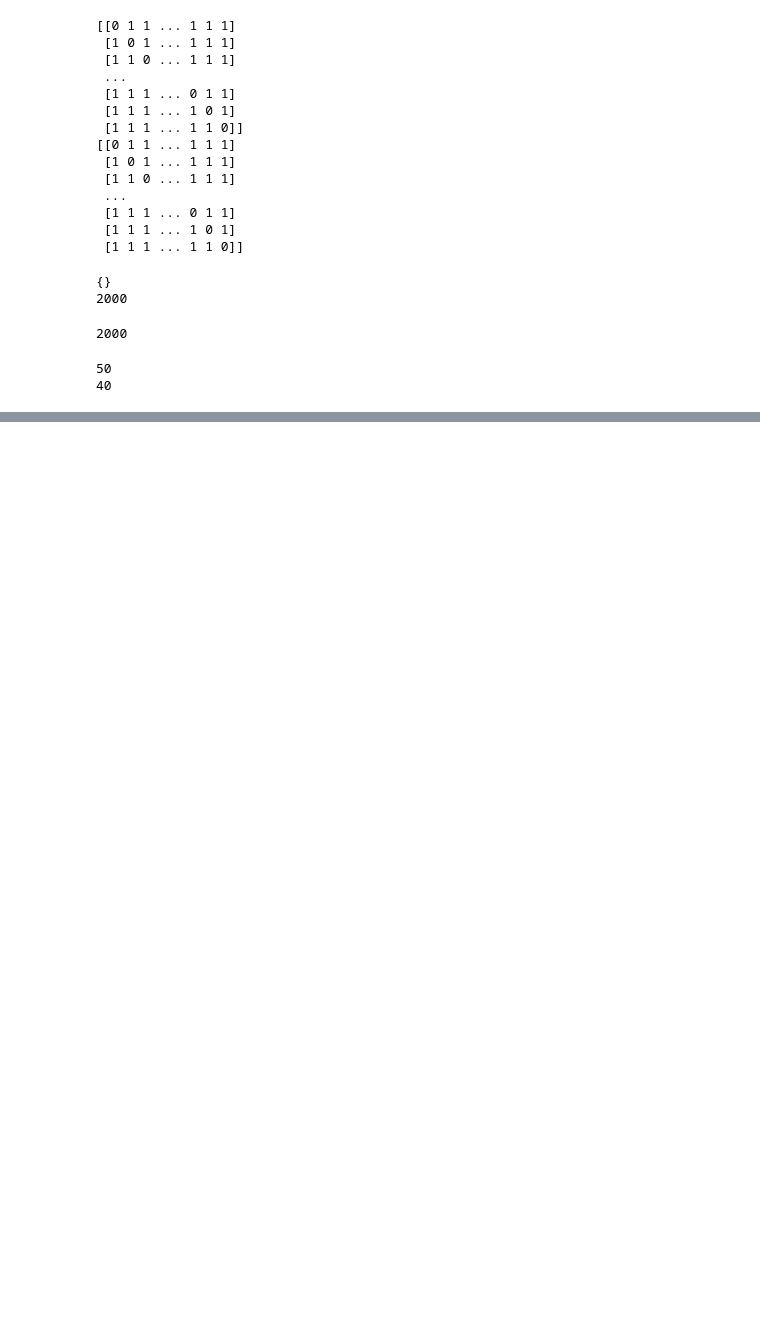
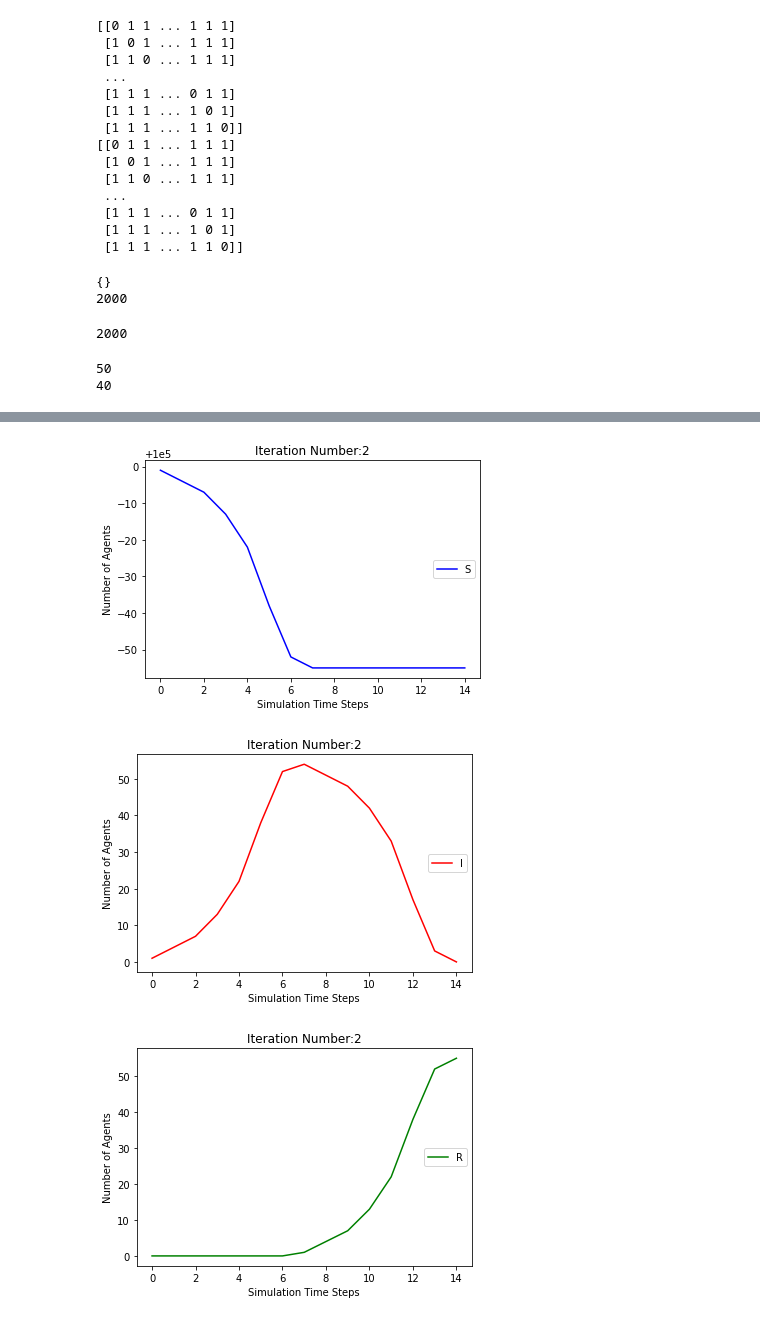
Before and after one commit to rajeshkpandey/AWESOME-FER, a Jupyter notebook: Epidemics_ABM.ipynb, the cells around one changed output, grey strips where cells are left out. Cells and saved outputs as stored; diff of their text form; code cells hidden in the pictures; blank space fills up the shorter version.

```diff
--- a/Epidemics_ABM.ipynb
+++ b/Epidemics_ABM.ipynb
@@ -99,7 +99,7 @@ for k in range(K):
   Rand_nodeN=random.randint(0,NN-1)
   First_nodeN = random.randint(0,NN-1)
   Second_nodeN = random.randint(0,NN-1)
-  Rand_state=random.choices([0,1],weights=(99.5,.01),k=1)[0]
+  Rand_state=random.choices([0,1],weights=(99.999,0.001),k=1)[0]
   Rand_neighbors = list(GraphN.neighbors(Rand_nodeN))
   Rand_neighbors1 = list(GraphN.neighbors(First_nodeN))
   Rand_neighbors2 = list(GraphN.neighbors(Second_nodeN))
@@ -229,9 +229,9 @@ def random_walk(Graph=Graph, GraphN=GraphN, Node=Node, Agent=Agent, num_walks=1,
 
                   if len(neighbors) > 0:
                       if len(neighbors) == 3:
-                        next = random.choices(neighbors,weights=(99,.5,.5), k=1)[0]
+                        next = random.choices(neighbors,weights=(99.9995,.00025,.00025), k=1)[0]
                       elif len(neighbors) == 2:
-                        next = random.choices(neighbors,weights=(99,1), k=1)[0]
+                        next = random.choices(neighbors,weights=(99.9995,.0005), k=1)[0]
                       else:
                         next = random.choices(neighbors,weights=(100), k=1)[0]
                       #next = random.choice(neighbors)
@@ -259,7 +259,7 @@ def random_walk(Graph=Graph, GraphN=GraphN, Node=Node, Agent=Agent, num_walks=1,
                           Agent_next[a_id][8]['Current_nodeN'][2] = Agent_next[a_id][2]['Home_nodeN'][2]
                           count_stay_home+=1
 
-                      nextn = random.choices(Agent_next[a_id][8]['Current_nodeN'],weights=(95,2.5,2.5),k=1)[0]
+                      nextn = random.choices(Agent_next[a_id][8]['Current_nodeN'],weights=(99.98,.01,.01),k=1)[0]
                       if nextn == Agent_next[a_id][8]['Current_nodeN'][1]:
                         Agent_next[a_id][8]['Current_nodeN'][1],Agent_next[a_id][8]['Current_nodeN'][0] = Agent_next[a_id][8]['Current_nodeN'][0],Agent_next[a_id][8]['Current_nodeN'][1]
                       elif nextn == Agent_next[a_id][8]['Current_nodeN'][2] :
@@ -405,0 +406,25 @@ for i in range(2):
+# %%
+plt.plot(T, S, 'b')
+plt.xlabel('Simulation Time Steps')
+plt.title('Iteration Number:'+str(i+1))
+plt.ylabel('Number of Agents')
+plt.legend(("Susceptible"),loc='center right')
+plt.show()
+
+plt.plot(T, I, 'r')
+plt.xlabel('Simulation Time Steps')
+plt.title('Iteration Number:'+str(i+1))
+plt.ylabel('Number of Agents')
+plt.legend(("Infected"),loc='center right')
+plt.show()
+
+plt.plot(T, R, 'g')
+plt.xlabel('Simulation Time Steps')
+plt.title('Iteration Number:'+str(i+1))
+plt.ylabel('Number of Agents')
+plt.legend(("Recovered"),loc='center right')
+plt.show()
+# %% [output]
+[figure, added]
+[figure, added]
+[figure, added]
```
Also changed, not shown: parts of 2 cells of this notebook.
